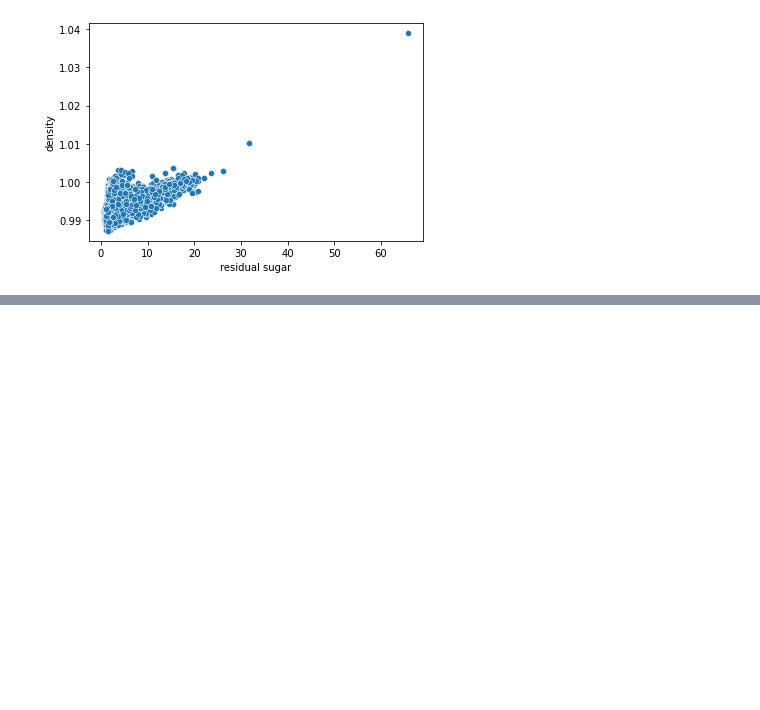
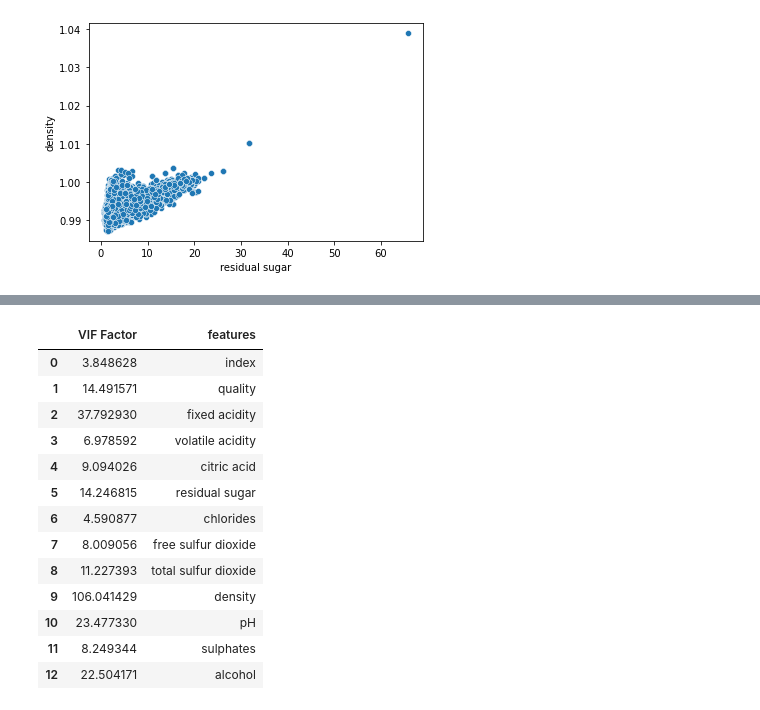
Before and after one commit to seoyeon1/DailyPY, a Jupyter notebook: level 4/EDA-to-Tuning.ipynb, the cells around one changed output, grey strips where cells are left out. Saved outputs shown, nothing was run; the diff lists cells and outputs as text; code cells hidden in the pictures; blank space fills up the shorter version.

```diff
--- a/level 4/EDA-to-Tuning.ipynb
+++ b/level 4/EDA-to-Tuning.ipynb
@@ -69,0 +168,24 @@ sns.scatterplot(x= x_data, y= y_data)
+# %%
+# 변환 후 VIF 확인
+new_train_df =  pd.DataFrame(train_scale)
+new_train_df.columns = train.columns
+
+vif = pd.DataFrame()
+vif["VIF Factor"] = [variance_inflation_factor(new_train_df.values, i) for i in range(new_train_df.shape[1])]
+vif["features"] = new_train_df.columns
+vif
+# %% [output]
+|  | VIF Factor | features |
+| 0 | 3.848628 | index |
+| 1 | 14.491571 | quality |
+| 2 | 37.792930 | fixed acidity |
+| 3 | 6.978592 | volatile acidity |
+| 4 | 9.094026 | citric acid |
+| 5 | 14.246815 | residual sugar |
+| 6 | 4.590877 | chlorides |
+| 7 | 8.009056 | free sulfur dioxide |
+| 8 | 11.227393 | total sulfur dioxide |
+| 9 | 106.041429 | density |
+| 10 | 23.477330 | pH |
+| 11 | 8.249344 | sulphates |
+| 12 | 22.504171 | alcohol |
```
Also changed, not shown: parts of 16 cells of this notebook.
